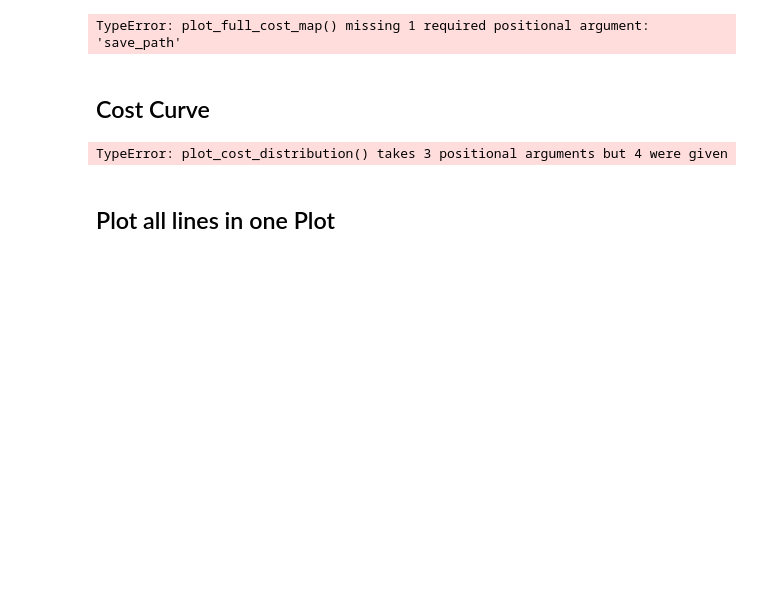
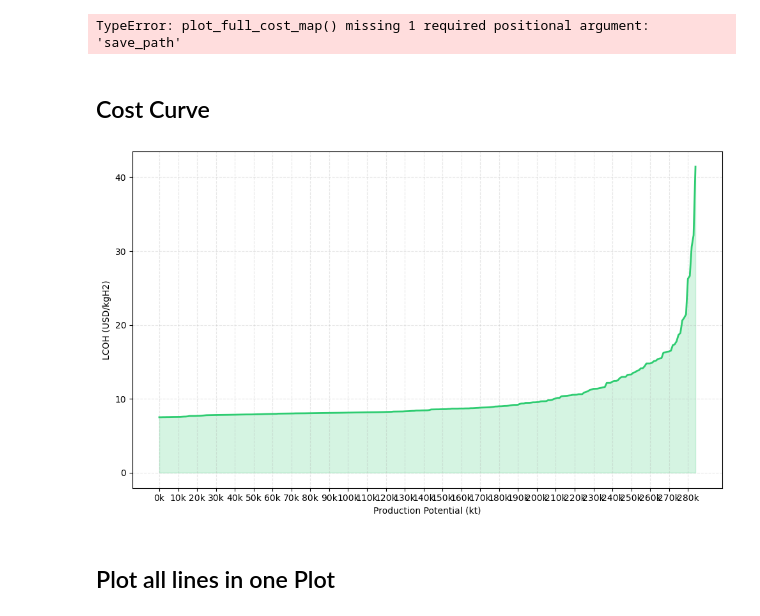
Before and after one commit to lukasschirren/GeoH2-Laos, a Jupyter notebook: 4visualisation.ipynb, the cells around one changed output. Cells and saved outputs as stored; diff of their text form; code cells hidden in the pictures; blank space fills up the shorter version.

```diff
--- a/4visualisation.ipynb
+++ b/4visualisation.ipynb
@@ -697,35 +849,35 @@ def plot_cost_distribution(hexagons, cost_column, save_path):
     # Prep data
     costs = hexagons[hexagons[cost_column] > 0][cost_column].sort_values()
     x_values = np.arange(len(costs)) * 1000
 
     # Create plot
     fig, ax = plt.subplots(figsize=(10, 6))
 
     # Plot smooth line
     ax.plot(x_values, costs, color='#2ecc71', linewidth=2)
 
     # Fill area under curve
     ax.fill_between(x_values, costs, alpha=0.2, color='#2ecc71')
 
     # Styling
     ax.set_xlabel('Production Potential (kt)', fontsize=10)
     ax.set_ylabel('LCOH (USD/kgH2)', fontsize=10)
     ax.grid(True, linestyle='--', alpha=0.3)
 
     # Minimal x-ticks every 10kt
     step = 10000
     ax.set_xticks(np.arange(0, len(costs) * 1000, step))
     ax.set_xticklabels([f'{int(x/1000)}k' for x in ax.get_xticks()])
 
     plt.tight_layout()
     plt.show()
 
     # fig.savefig(save_path, dpi=300, bbox_inches='tight')
     plt.close(fig)
 
-plot_cost_distribution(gdf_data, 'Vientiane trucking production cost', 'cost_distribution.png', 10)
+plot_cost_distribution(gdf_data, 'Vientiane trucking production cost', 'cost_distribution.png')
 # %% [output]
-TypeError: plot_cost_distribution() takes 3 positional arguments but 4 were given
+[figure, added]
 # %% [markdown]
 ## Plot all lines in one Plot
 # %%
```
Also changed, not shown: parts of 7 cells of this notebook, 2 other files.
